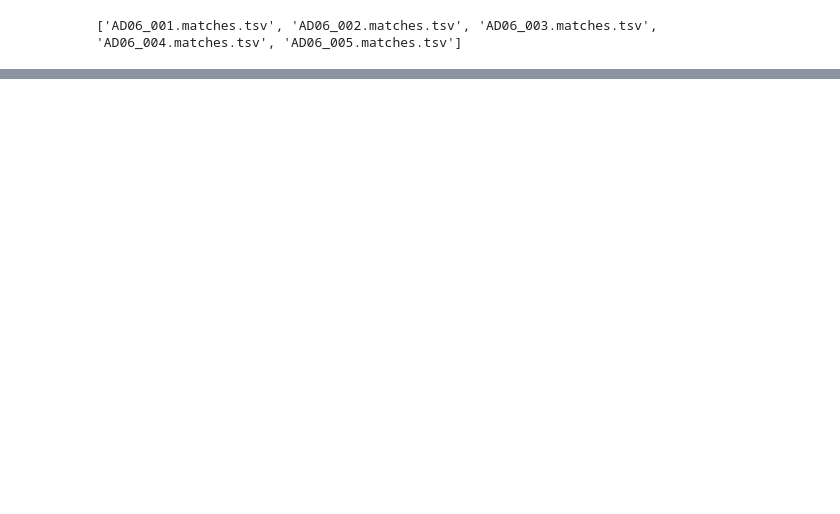
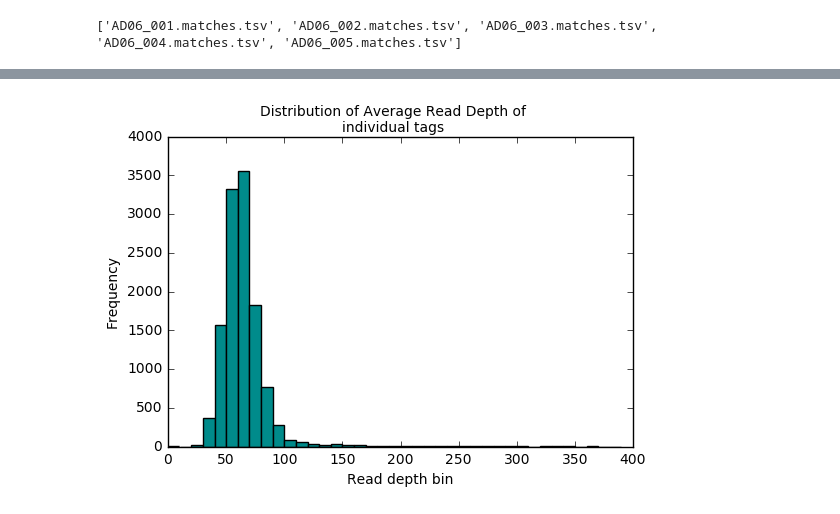
Before and after one commit to mfisher5/PCod-US-repo, a Jupyter notebook: notebooks/Stacks batch 1 - data visualization.ipynb, the cells around one changed output, grey strips where cells are left out. Cells and saved outputs as stored; diff of their text form; code cells hidden in the pictures; blank space fills up the shorter version.

```diff
--- a/notebooks/Stacks batch 1 - data visualization.ipynb
+++ b/notebooks/Stacks batch 1 - data visualization.ipynb
@@ -492,0 +513,8 @@ plt.close()
+# %%
+plt.hist(count_less_1000, bins = np.arange(0,400, 10),color = "darkcyan")
+plt.xlabel("Read depth bin")
+plt.ylabel("Frequency")
+plt.suptitle("Distribution of Average Read Depth of\nindividual tags")
+plt.show()
+# %% [output]
+[figure, added]
```
Also changed, not shown: parts of 17 cells of this notebook.
